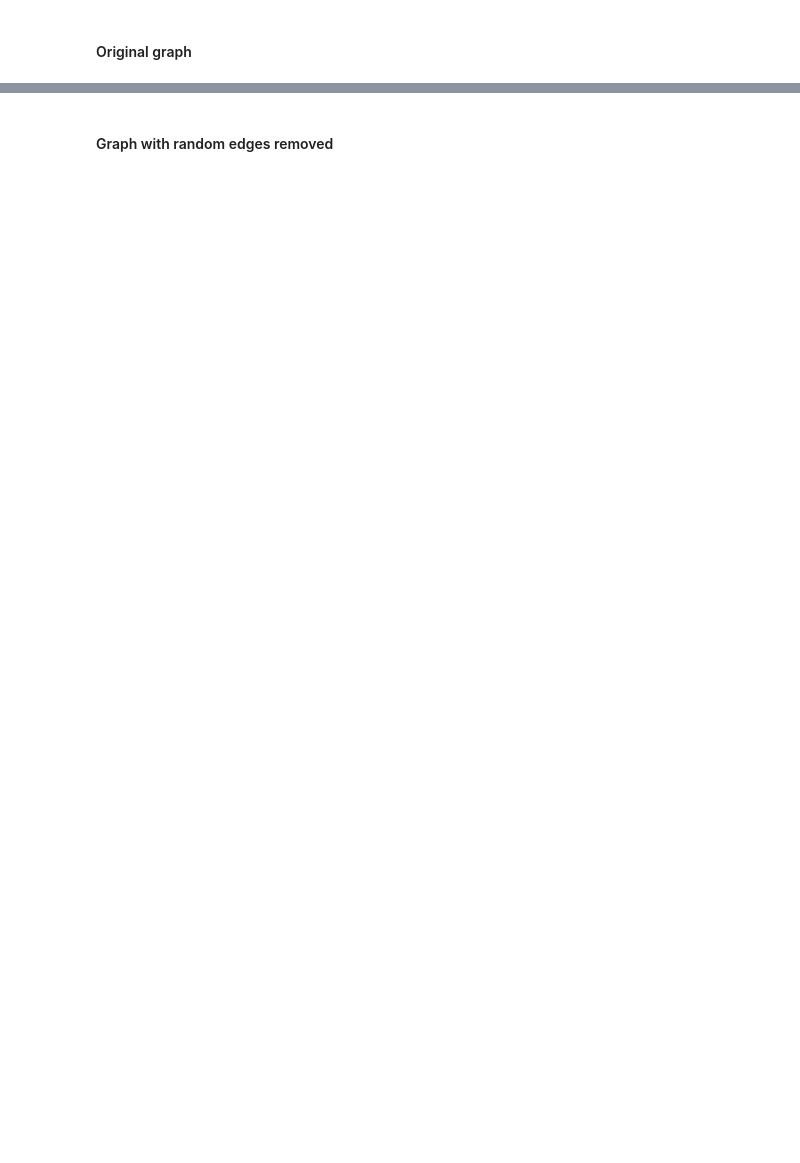
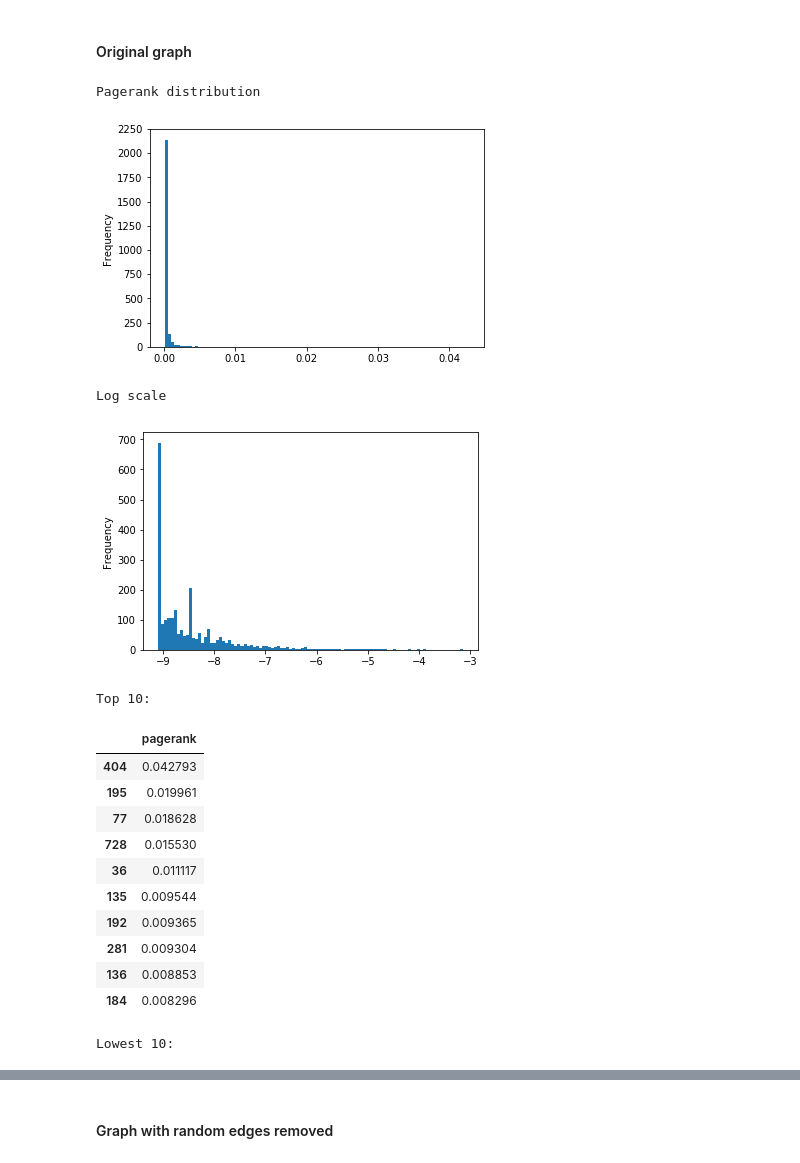
Before and after one commit to rvolosatovs/2iid0, a Jupyter notebook: fourth/Fourth.ipynb, the cells around one changed output, grey strips where cells are left out. Saved outputs shown, nothing was run; the diff lists cells and outputs as text; code cells hidden in the pictures; blank space fills up the shorter version.

```diff
--- a/fourth/Fourth.ipynb
+++ b/fourth/Fourth.ipynb
@@ -24,23 +13,30 @@ with open("hamster.edgelist", 'rb') as fh:
 # %%
+# Calculate the PageRank for the nodes in directed graph G
 def pagerank(G):
-    return pd.DataFrame.from_dict(nx.pagerank(G), orient='index').rename(columns={0:'pr'})
+    return pd.DataFrame.from_dict(nx.pagerank(G), orient='index').rename(columns={0: 'pagerank'})
 # %%
-def vizualize(df):
+# Visualize a pandas DataFrame
+def visualize(df):
     print('Pagerank distribution')
-    df['pr'].plot.hist(bins=100)
+    df['pagerank'].plot.hist(bins=100)
     plt.show()
 
     print('Log scale')
-    df['pr'].apply(np.log).plot.hist(bins=100)
+    df['pagerank'].apply(np.log).plot.hist(bins=100)
     plt.show()
 # %%
-def rank(df):
-    return df.sort_values(by='pr', ascending=False)
+# Sort a pandas DataFrame by PageRank
+def sort_by_pagerank(df):
+    return df.sort_values(by='pagerank', ascending=False)
 # %%
+# Display some PageRank statistics from a pandas DataFrame
 def display_rank(df):
-    ranking = rank(df)
+    # Sort the DataFrame by PageRank
+    ranking = sort_by_pagerank(df)
+
     print("Top 10:\n")
     display(ranking.head(10))
+
     print("Lowest 10:\n")
     display(ranking.tail(10))
 # %%
@@ -51,5 +47,23 @@ def compute_error(base, df):
 #### Original graph
 # %%
 base = pagerank(G)
-vizualize(base)
+visualize(base)
 display_rank(base)
+# %% [output]
+Pagerank distribution
+[figure, added]
+Log scale
+[figure, added]
+Top 10:
+|  | pagerank |
+| 404 | 0.042793 |
+| 195 | 0.019961 |
+| 77 | 0.018628 |
+| 728 | 0.015530 |
+| 36 | 0.011117 |
+| 135 | 0.009544 |
+| 192 | 0.009365 |
+| 281 | 0.009304 |
+| 136 | 0.008853 |
+| 184 | 0.008296 |
+Lowest 10:
```
Also changed, not shown: parts of 5 cells of this notebook.
